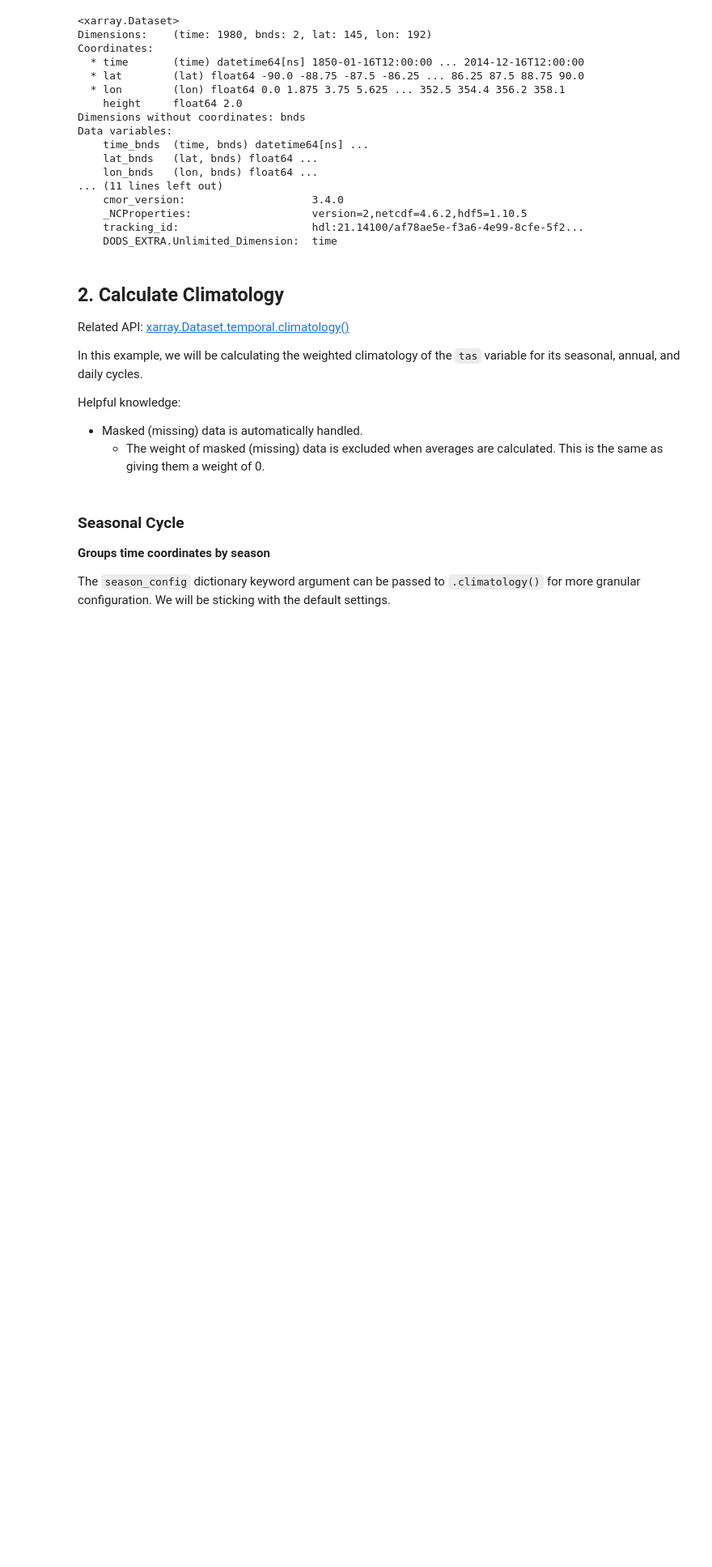
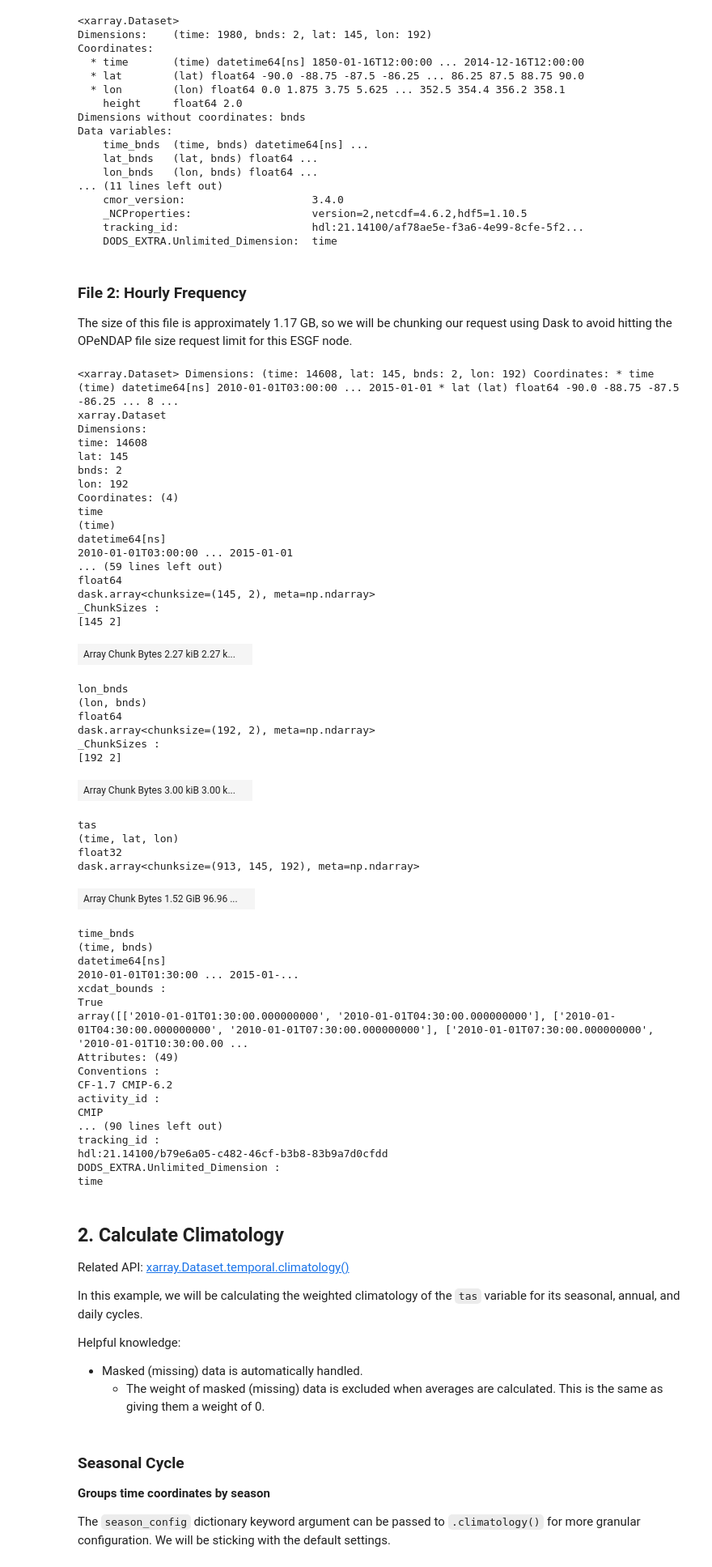
Before and after one commit to xCDAT/xcdat, a Jupyter notebook: docs/examples/climatology-and-departures.ipynb, the cells around one changed output. Shown at 81% size. Saved outputs shown, nothing was run; the diff lists cells and outputs as text; code cells hidden in the pictures; blank space fills up the shorter version.

```diff
--- a/docs/examples/climatology-and-departures.ipynb
+++ b/docs/examples/climatology-and-departures.ipynb
@@ -56,6 +62,67 @@ Data variables:
     _NCProperties:                   version=2,netcdf=4.6.2,hdf5=1.10.5
     tracking_id:                     hdl:21.14100/af78ae5e-f3a6-4e99-8cfe-5f2...
     DODS_EXTRA.Unlimited_Dimension:  time
+# %% [markdown]
+### File 2: Hourly Frequency
+
+The size of this file is approximately 1.17 GB, so we will be chunking our
+request using Dask to avoid hitting the OPeNDAP file size request limit for
+this ESGF node.
+# %%
+filepath2 = "http://esgf.nci.org.au/thredds/dodsC/master/CMIP6/CMIP/CSIRO/ACCESS-ESM1-5/historical/r10i1p1f1/3hr/tas/gn/v20200605/tas_3hr_ACCESS-ESM1-5_historical_r10i1p1f1_gn_201001010300-201501010000.nc"
+ds_hourly = xcdat.open_dataset(filepath2, chunks={"time": "auto"})
+
+# Unit adjust (-273.15, K to C)
+ds_hourly["tas"] = ds_hourly.tas - 273.15
+ds_hourly
+# %% [output]
+<xarray.Dataset> Dimensions: (time: 14608, lat: 145, bnds: 2, lon: 192) Coordinates: * time (time) datetime64[ns] 2010-01-01T03:00:00 ... 2015-01-01 * lat (lat) float64 -90.0 -88.75 -87.5 -86.25 ... 8 ...
+xarray.Dataset
+Dimensions:
+time: 14608
+lat: 145
+bnds: 2
+lon: 192
+Coordinates: (4)
+time
+(time)
+datetime64[ns]
+2010-01-01T03:00:00 ... 2015-01-01
+... (59 lines left out)
+float64
+dask.array<chunksize=(145, 2), meta=np.ndarray>
+_ChunkSizes :
+[145 2]
+| Array Chunk Bytes 2.27 kiB 2.27 k... |  |
+lon_bnds
+(lon, bnds)
+float64
+dask.array<chunksize=(192, 2), meta=np.ndarray>
+_ChunkSizes :
+[192 2]
+| Array Chunk Bytes 3.00 kiB 3.00 k... |  |
+tas
+(time, lat, lon)
+float32
+dask.array<chunksize=(913, 145, 192), meta=np.ndarray>
+| Array Chunk Bytes 1.52 GiB 96.96 ... |  |
+time_bnds
+(time, bnds)
+datetime64[ns]
+2010-01-01T01:30:00 ... 2015-01-...
+xcdat_bounds :
+True
+array([['2010-01-01T01:30:00.000000000', '2010-01-01T04:30:00.000000000'], ['2010-01-01T04:30:00.000000000', '2010-01-01T07:30:00.000000000'], ['2010-01-01T07:30:00.000000000', '2010-01-01T10:30:00.00 ...
+Attributes: (49)
+Conventions :
+CF-1.7 CMIP-6.2
+activity_id :
+CMIP
+... (90 lines left out)
+tracking_id :
+hdl:21.14100/b79e6a05-c482-46cf-b3b8-83b9a7d0cfdd
+DODS_EXTRA.Unlimited_Dimension :
+time
 # %% [markdown]
 ## 2. Calculate Climatology
 
```
Also changed, not shown: parts of 25 cells of this notebook, 1 other file.
